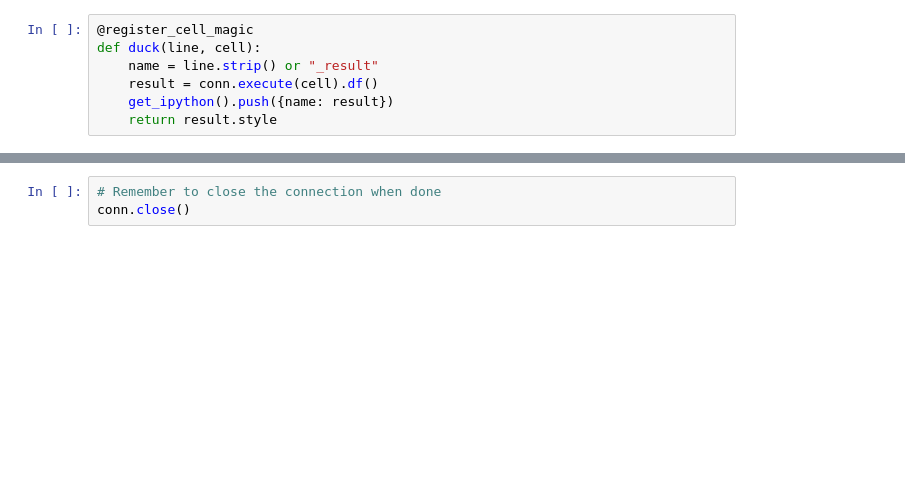
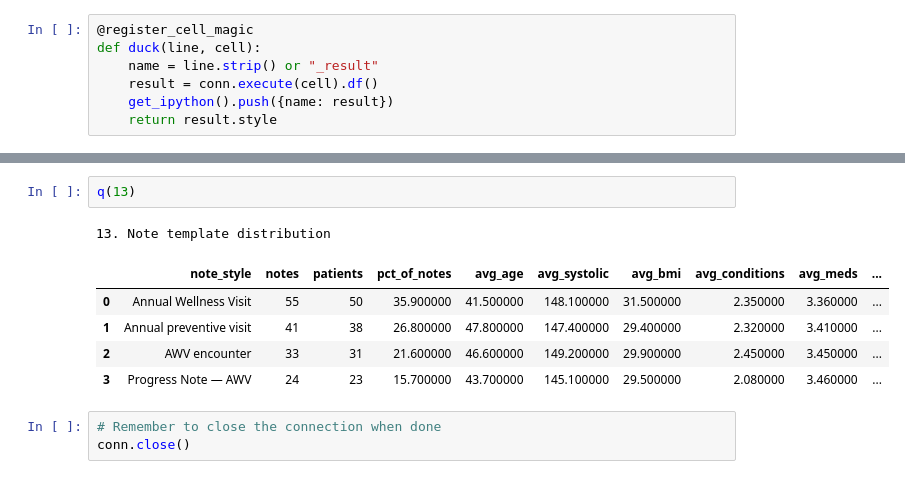
Before and after one commit to mcwalters/patient_review_demo, a Jupyter notebook: Explore.ipynb, the cells around one changed output, grey strips where cells are left out. Saved outputs shown, nothing was run; the diff lists cells and outputs as text; blank space fills up the shorter version.

```diff
--- a/Explore.ipynb
+++ b/Explore.ipynb
@@ -62,3 +218,12 @@ q(11)
+# %%
+q(13)
+# %% [output]
+13. Note template distribution
+|  | note_style | notes | patients | pct_of_notes | avg_age | avg_systolic | avg_bmi | avg_conditions | avg_meds | ... |
+| 0 | Annual Wellness Visit | 55 | 50 | 35.900000 | 41.500000 | 148.100000 | 31.500000 | 2.350000 | 3.360000 | ... |
+| 1 | Annual preventive visit | 41 | 38 | 26.800000 | 47.800000 | 147.400000 | 29.400000 | 2.320000 | 3.410000 | ... |
+| 2 | AWV encounter | 33 | 31 | 21.600000 | 46.600000 | 149.200000 | 29.900000 | 2.450000 | 3.450000 | ... |
+| 3 | Progress Note — AWV | 24 | 23 | 15.700000 | 43.700000 | 145.100000 | 29.500000 | 2.080000 | 3.460000 | ... |
 # %%
 # Remember to close the connection when done
 conn.close()
```
Also changed, not shown: parts of 13 cells of this notebook.
